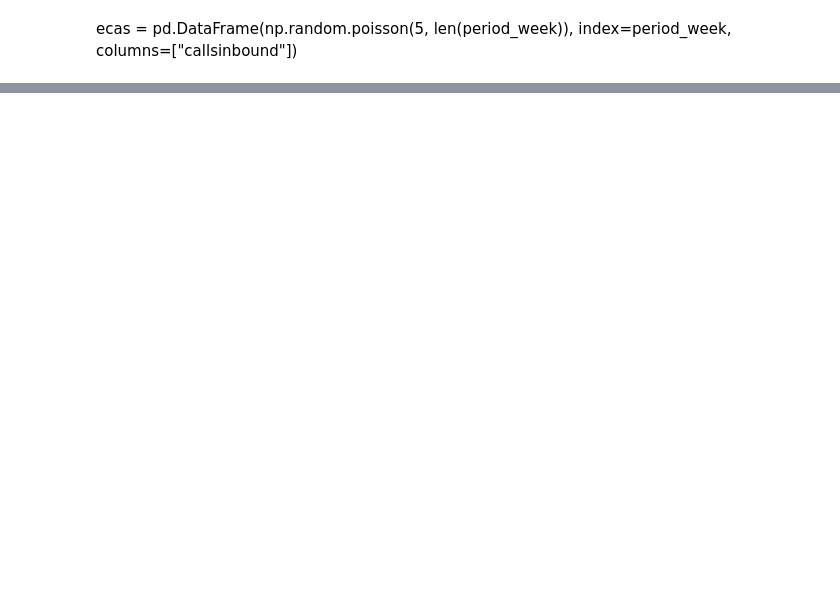
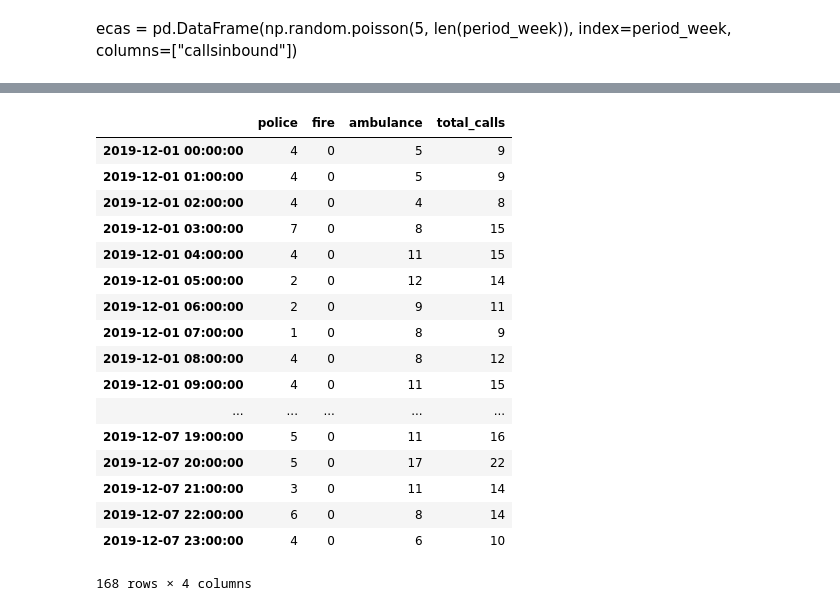
Before and after one commit to moranneil/Programming-For-Data-Analysis-Project-2019, a Jupyter notebook: Programming-For-Data-Analysis-Project-2019.ipynb, the cells around one changed output, grey strips where cells are left out. Drawn from its saved outputs; the diff is of its cells as text; code cells hidden in the pictures; blank space fills up the shorter version.

```diff
--- a/Programming-For-Data-Analysis-Project-2019.ipynb
+++ b/Programming-For-Data-Analysis-Project-2019.ipynb
@@ -224,0 +200,3 @@ ecaspolicefire
+# %%
+ecas = ecas_police
+ecas.head()
@@ -224,0 +234,3 @@ ecaspolicefire
+# %%
+ecas['fire'] = ecas_fire['fire'].values
+ecas.head()
@@ -224,0 +244,3 @@ ecaspolicefire
+# %%
+ecas['ambulance'] = ecas_ambulance['ambulance'].values
+ecas.head()
@@ -224,0 +258,24 @@ ecaspolicefire
+# %%
+# Sum columns police, fire, ambulance to give total_calls
+# Reference: https://stackoverflow.com/questions/34023918/make-new-column-in-panda-dataframe-by-adding-values-from-other-columns/34023971
+ecas['total_calls'] = ecas['police'] + ecas['fire'] + ecas['ambulance']
+ecas
+# %% [output]
+|  | police | fire | ambulance | total_calls |
+| 2019-12-01 00:00:00 | 4 | 0 | 5 | 9 |
+| 2019-12-01 01:00:00 | 4 | 0 | 5 | 9 |
+| 2019-12-01 02:00:00 | 4 | 0 | 4 | 8 |
+| 2019-12-01 03:00:00 | 7 | 0 | 8 | 15 |
+| 2019-12-01 04:00:00 | 4 | 0 | 11 | 15 |
+| 2019-12-01 05:00:00 | 2 | 0 | 12 | 14 |
+| 2019-12-01 06:00:00 | 2 | 0 | 9 | 11 |
+| 2019-12-01 07:00:00 | 1 | 0 | 8 | 9 |
+| 2019-12-01 08:00:00 | 4 | 0 | 8 | 12 |
+| 2019-12-01 09:00:00 | 4 | 0 | 11 | 15 |
+| ... | ... | ... | ... | ... |
+| 2019-12-07 19:00:00 | 5 | 0 | 11 | 16 |
+| 2019-12-07 20:00:00 | 5 | 0 | 17 | 22 |
+| 2019-12-07 21:00:00 | 3 | 0 | 11 | 14 |
+| 2019-12-07 22:00:00 | 6 | 0 | 8 | 14 |
+| 2019-12-07 23:00:00 | 4 | 0 | 6 | 10 |
+168 rows × 4 columns
```
Also changed, not shown: parts of 25 cells of this notebook.
